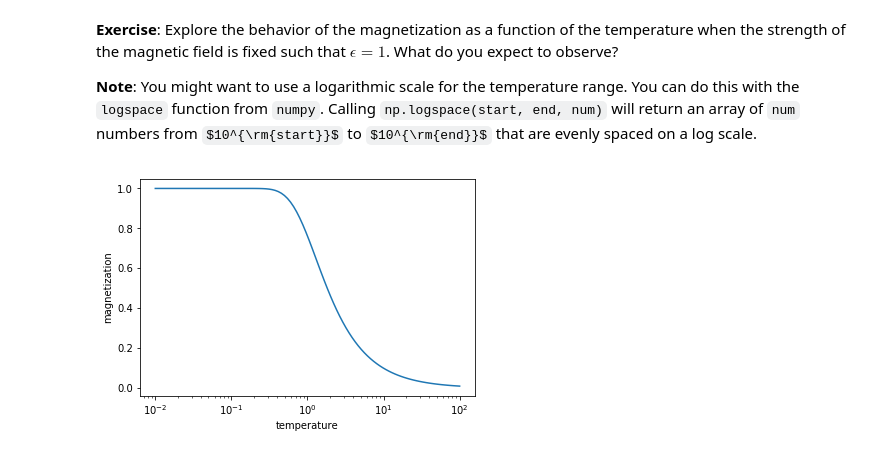
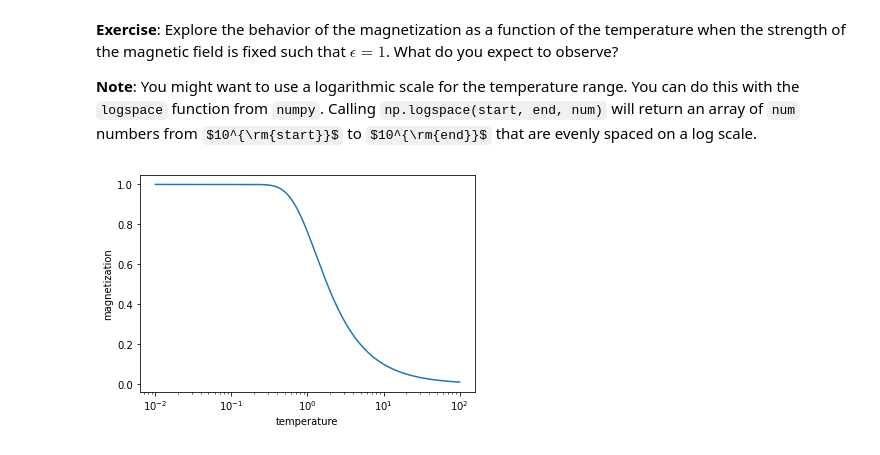
Before and after one commit to Physics177-2020/lecture-10, a Jupyter notebook: lecture-10-post.ipynb, the cells around one changed output. Cells and saved outputs as stored; diff of their text form; code cells hidden in the pictures; some formulas as TeX source.

```diff
--- a/lecture-10-post.ipynb
+++ b/lecture-10-post.ipynb
@@ -96,18 +74,18 @@ plt.ylabel('magnetization');
 # %%
 import numpy as np
 
 eps      = 1
-T_values = np.logspace(-2, 2, 100) # FILL THIS IN
+T_values = np.logspace(-2, 2, 1000)
 m_values = []
 
 # Loop through the T values to fill in magnetizations!
 for T in T_values:
   p_pos, p_neg = gibbs(eps, T)
-  m_values.append( p_pos - p_neg )
+  m_values.append(p_pos - p_neg)
 
 sns.lineplot(T_values, m_values)
 plt.xscale('log')
 plt.xlabel('temperature')
 plt.ylabel('magnetization');
 # %% [output]
-[figure, old version]
+[figure, new version]
```
Also changed, not shown: parts of 8 cells of this notebook.
